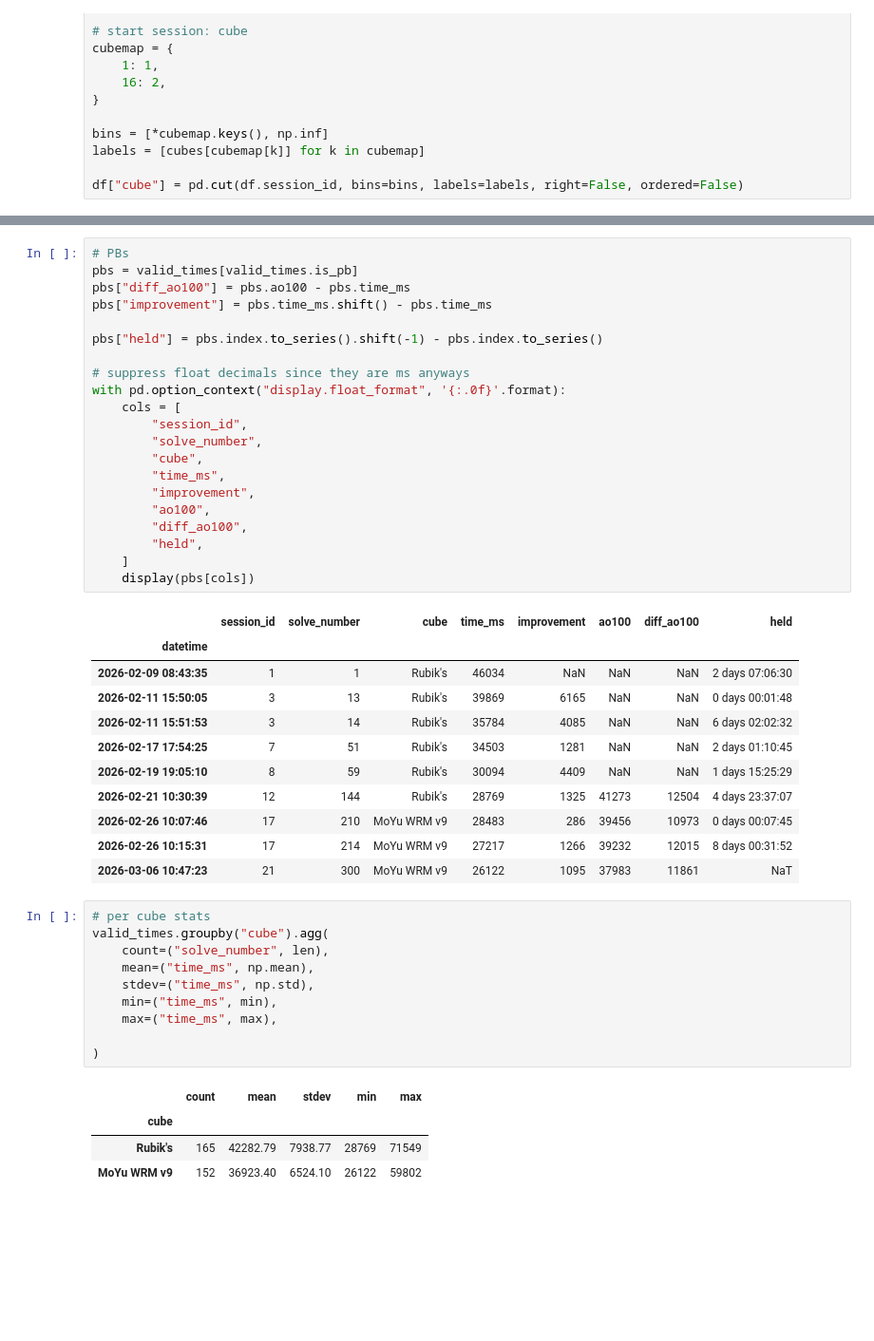
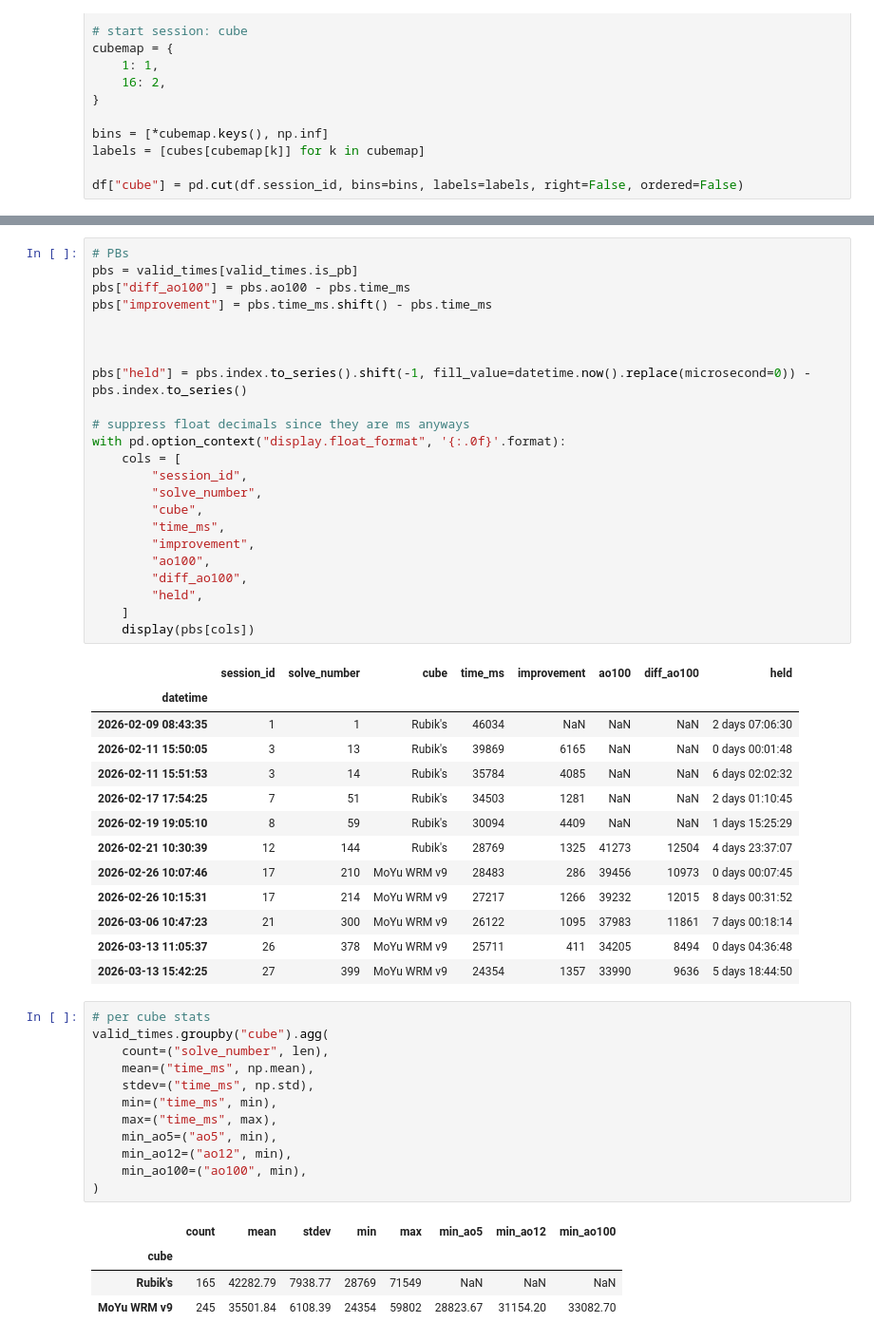
Before and after one commit to SimoHellgren/cubing, a Jupyter notebook: analysis.ipynb, the cells around one changed output, grey strips where cells are left out. Shown at 95% size. Drawn from its saved outputs; the diff is of its cells as text; blank space fills up the shorter version.

```diff
--- a/analysis.ipynb
+++ b/analysis.ipynb
@@ -186,7 +186,9 @@ pbs = valid_times[valid_times.is_pb]
 pbs["diff_ao100"] = pbs.ao100 - pbs.time_ms
 pbs["improvement"] = pbs.time_ms.shift() - pbs.time_ms
 
-pbs["held"] = pbs.index.to_series().shift(-1) - pbs.index.to_series()
+
+
+pbs["held"] = pbs.index.to_series().shift(-1, fill_value=datetime.now().replace(microsecond=0)) - pbs.index.to_series()
 
 # suppress float decimals since they are ms anyways
 with pd.option_context("display.float_format", '{:.0f}'.format):
@@ -212,22 +214,26 @@ with pd.option_context("display.float_format", '{:.0f}'.format):
 | 2026-02-21 10:30:39 | 12 | 144 | Rubik's | 28769 | 1325 | 41273 | 12504 | 4 days 23:37:07 |
 | 2026-02-26 10:07:46 | 17 | 210 | MoYu WRM v9 | 28483 | 286 | 39456 | 10973 | 0 days 00:07:45 |
 | 2026-02-26 10:15:31 | 17 | 214 | MoYu WRM v9 | 27217 | 1266 | 39232 | 12015 | 8 days 00:31:52 |
-| 2026-03-06 10:47:23 | 21 | 300 | MoYu WRM v9 | 26122 | 1095 | 37983 | 11861 | NaT |
+| 2026-03-06 10:47:23 | 21 | 300 | MoYu WRM v9 | 26122 | 1095 | 37983 | 11861 | 7 days 00:18:14 |
+| 2026-03-13 11:05:37 | 26 | 378 | MoYu WRM v9 | 25711 | 411 | 34205 | 8494 | 0 days 04:36:48 |
+| 2026-03-13 15:42:25 | 27 | 399 | MoYu WRM v9 | 24354 | 1357 | 33990 | 9636 | 5 days 18:44:50 |
 # %%
 # per cube stats
 valid_times.groupby("cube").agg(
     count=("solve_number", len),
     mean=("time_ms", np.mean),
     stdev=("time_ms", np.std),
     min=("time_ms", min),
     max=("time_ms", max),
-
+    min_ao5=("ao5", min),
+    min_ao12=("ao12", min),
+    min_ao100=("ao100", min),
 )
 # %% [output]
-|  | count | mean | stdev | min | max |
-| cube |  |  |  |  |  |
-| Rubik's | 165 | 42282.79 | 7938.77 | 28769 | 71549 |
-| MoYu WRM v9 | 152 | 36923.40 | 6524.10 | 26122 | 59802 |
+|  | count | mean | stdev | min | max | min_ao5 | min_ao12 | min_ao100 |
+| cube |  |  |  |  |  |  |  |  |
+| Rubik's | 165 | 42282.79 | 7938.77 | 28769 | 71549 | NaN | NaN | NaN |
+| MoYu WRM v9 | 245 | 35501.84 | 6108.39 | 24354 | 59802 | 28823.67 | 31154.20 | 33082.70 |
 # %% [markdown]
 # Milestones
 - [x] Sub-30 single
```
Also changed, not shown: parts of 7 cells of this notebook, 6 other files.
